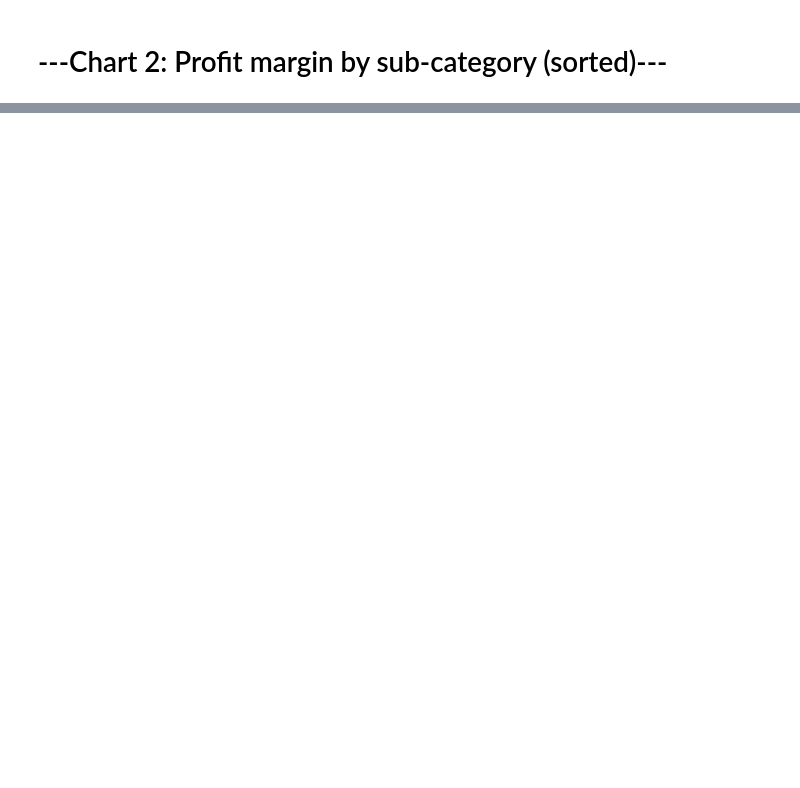
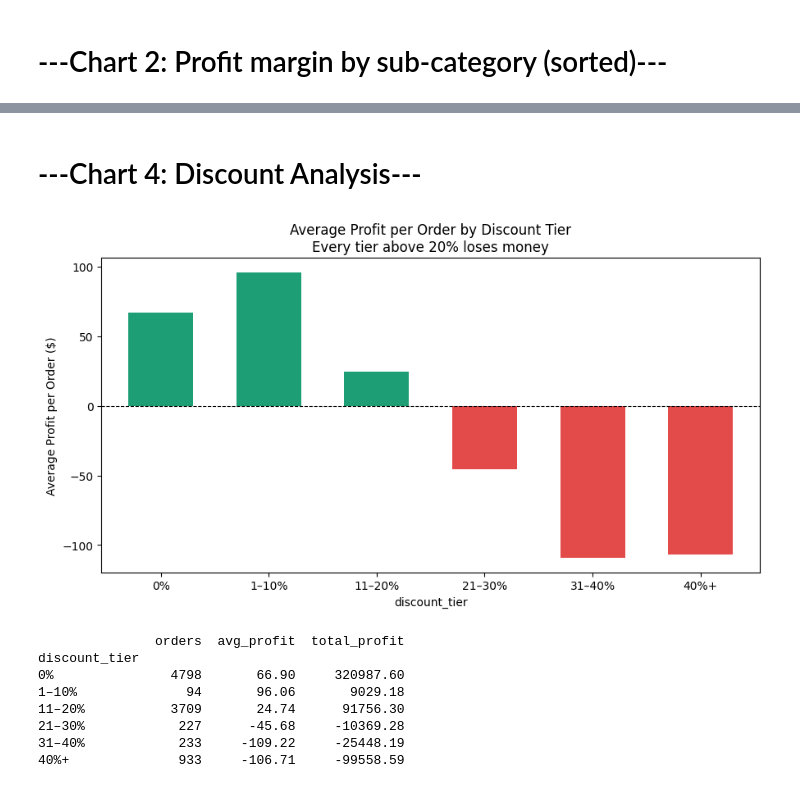
Before and after one commit to KrishLearnsPython/ecommerce-sales-dashboard, a Jupyter notebook: notebooks/01_eda_cleaning.ipynb, the cells around one changed output, grey strips where cells are left out. Cells and saved outputs as stored; diff of their text form; code cells hidden in the pictures; blank space fills up the shorter version.

```diff
--- a/notebooks/01_eda_cleaning.ipynb
+++ b/notebooks/01_eda_cleaning.ipynb
@@ -132,0 +125,36 @@ FileNotFoundError: [Errno 2] No such file or directory: 'dashboard/screenshots/c
+# %% [markdown]
+# ---Chart 4: Discount Analysis---
+# %%
+df['discount_tier'] = pd.cut(
+    df['discount'],
+    bins=[-0.01, 0, 0.10, 0.20, 0.30, 0.40, 1.0],
+    labels=['0%', '1–10%', '11–20%', '21–30%', '31–40%', '40%+']
+)
+
+discount = df.groupby('discount_tier', observed=True)['profit'].mean()
+
+colors = ['#1D9E75' if v > 0 else '#E24B4A' for v in discount]
+discount.plot(kind='bar', figsize=(9, 5), color=colors, width=0.6)
+plt.axhline(0, color='black', linewidth=0.8, linestyle='--')
+plt.xticks(rotation=0)
+plt.ylabel('Average Profit per Order ($)')
+plt.title('Average Profit per Order by Discount Tier\nEvery tier above 20% loses money')
+plt.tight_layout()
+plt.savefig('dashboard/screenshots/chart4_discount_analysis.png', dpi=150)
+plt.show()
+
+print(df.groupby('discount_tier', observed=True).agg(
+    orders=('profit', 'count'),
+    avg_profit=('profit', 'mean'),
+    total_profit=('profit', 'sum')
+).round(2))
+# %% [output]
+[figure, added]
+               orders  avg_profit  total_profit
+discount_tier
+0%               4798       66.90     320987.60
+1–10%              94       96.06       9029.18
+11–20%           3709       24.74      91756.30
+21–30%            227      -45.68     -10369.28
+31–40%            233     -109.22     -25448.19
+40%+              933     -106.71     -99558.59
```
Also changed, not shown: parts of 7 cells of this notebook, 5 other files.
